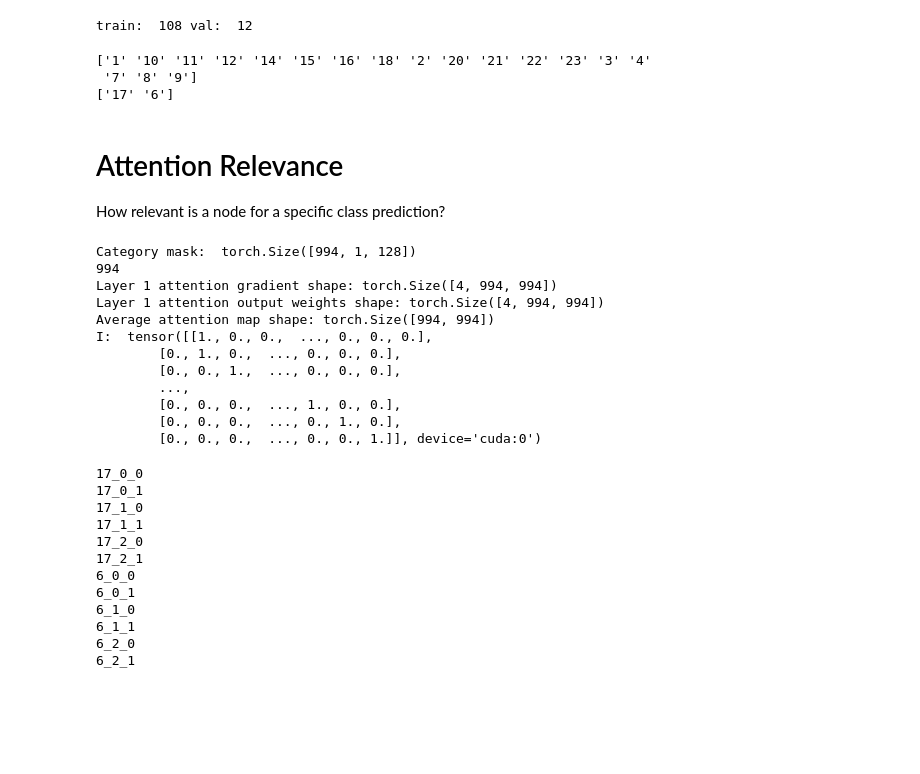
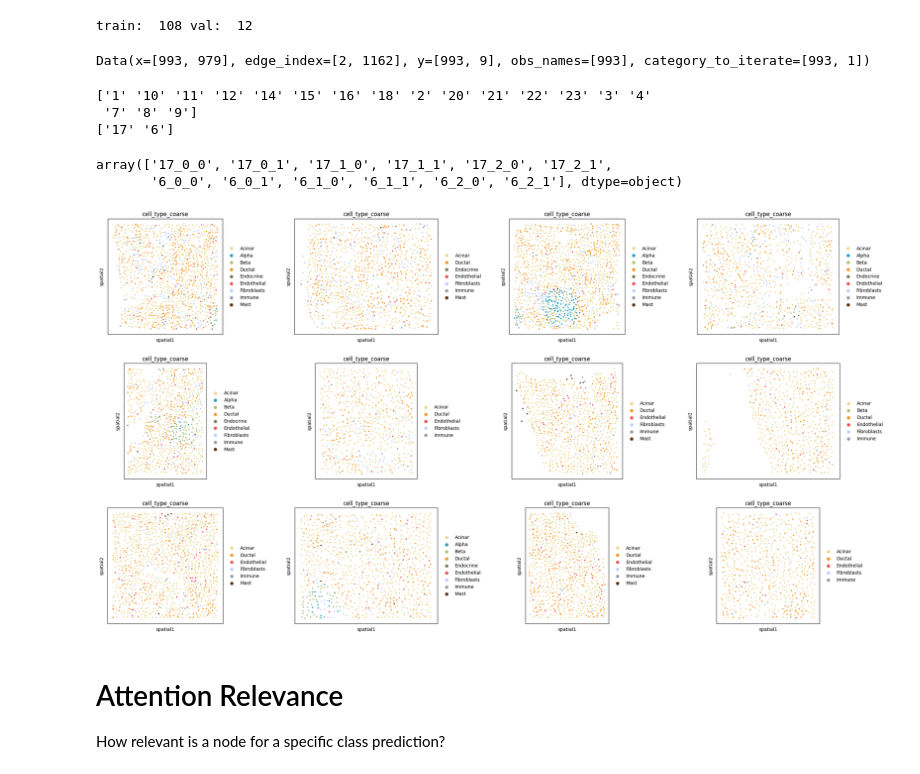
Before and after one commit to theislab/interscale, a Jupyter notebook: docs/notebooks/evaluation_attention.ipynb, the cells around one changed output. Drawn from its saved outputs; the diff is of its cells as text; code cells hidden in the pictures; blank space fills up the shorter version.

```diff
--- a/docs/notebooks/evaluation_attention.ipynb
+++ b/docs/notebooks/evaluation_attention.ipynb
@@ -34,6 +33,6 @@ import pickle
 # Load model checkpoint and data
 # %%
 #cfg_trans = load_config(Path(CFG_FILES, 'pancreas_gnntrans_genes.yaml'))
-cfg_trans = load_config(Path(CFG_FILES, 'pancreas_gnntrans_ct.yaml'))
-cfg_gnn = load_config(Path(CFG_FILES, 'pancreas_gnn_genes.yaml'))
+cfg_trans = load_config(Path(CFG_FILES, 'pancreas_gnntrans_ct_40.yaml'))
+#cfg_gnn = load_config(Path(CFG_FILES, 'pancreas_gnn_genes.yaml'))
 # %%
@@ -77,6 +74,10 @@ val_pyg = pyg_data[1]
 print('train: ', len(train_pyg), 'val: ', len(val_pyg))
 # %% [output]
 train:  108 val:  12
+# %%
+print(val_pyg[0])
+# %% [output]
+Data(x=[993, 979], edge_index=[2, 1162], y=[993, 9], obs_names=[993], category_to_iterate=[993, 1])
 # %%
 train_adata = adata[adata.obs['split'] == 'train']
 val_adata = adata[adata.obs['split'] == 'val']
@@ -87,6 +88,21 @@ print(np.unique(val_adata.obs['fov']))
 ['1' '10' '11' '12' '14' '15' '16' '18' '2' '20' '21' '22' '23' '3' '4'
  '7' '8' '9']
 ['17' '6']
+# %%
+np.unique(val_adata.obs['sliding_window'])
+# %% [output]
+array(['17_0_0', '17_0_1', '17_1_0', '17_1_1', '17_2_0', '17_2_1',
+       '6_0_0', '6_0_1', '6_1_0', '6_1_1', '6_2_0', '6_2_1'], dtype=object)
+# %%
+sq.pl.spatial_scatter(
+                val_adata,
+                color = 'cell_type_coarse',
+                spatial_key = 'spatial',
+                shape=None,
+                library_key='sliding_window',
+    )
+# %% [output]
+[figure, added]
 # %% [markdown]
 # Attention Relevance
 
@@ -101,30 +111,0 @@ for i, batch in enumerate(eval_loader):
-# %%
-I = sel_attention_relevance.generate_relevance(transformer_in, src_padding_mask, category_index=index_nodes[0])
-# %% [output]
-Category mask:  torch.Size([994, 1, 128])
-994
-Layer 1 attention gradient shape: torch.Size([4, 994, 994])
-Layer 1 attention output weights shape: torch.Size([4, 994, 994])
-Average attention map shape: torch.Size([994, 994])
-I:  tensor([[1., 0., 0.,  ..., 0., 0., 0.],
-        [0., 1., 0.,  ..., 0., 0., 0.],
-        [0., 0., 1.,  ..., 0., 0., 0.],
-        ...,
-        [0., 0., 0.,  ..., 1., 0., 0.],
-        [0., 0., 0.,  ..., 0., 1., 0.],
-        [0., 0., 0.,  ..., 0., 0., 1.]], device='cuda:0')
-# %%
-for window_id in np.unique(val_adata.obs['sliding_window']):
-# %% [output]
-17_0_0
-17_0_1
-17_1_0
-17_1_1
-17_2_0
-17_2_1
-6_0_0
-6_0_1
-6_1_0
-6_1_1
-6_2_0
-6_2_1
```
Also changed, not shown: parts of 7 cells of this notebook, 29 other files.
